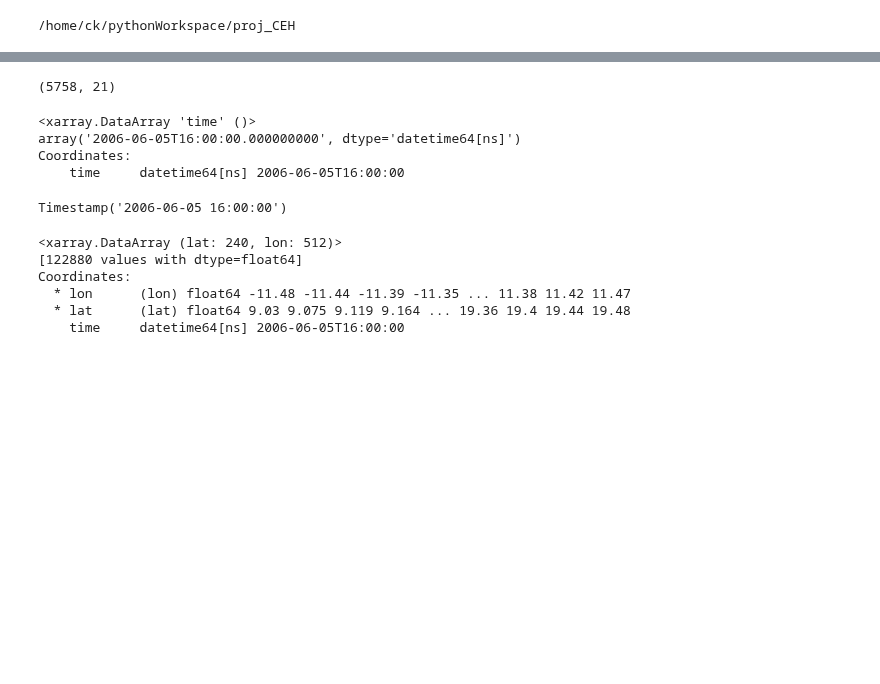
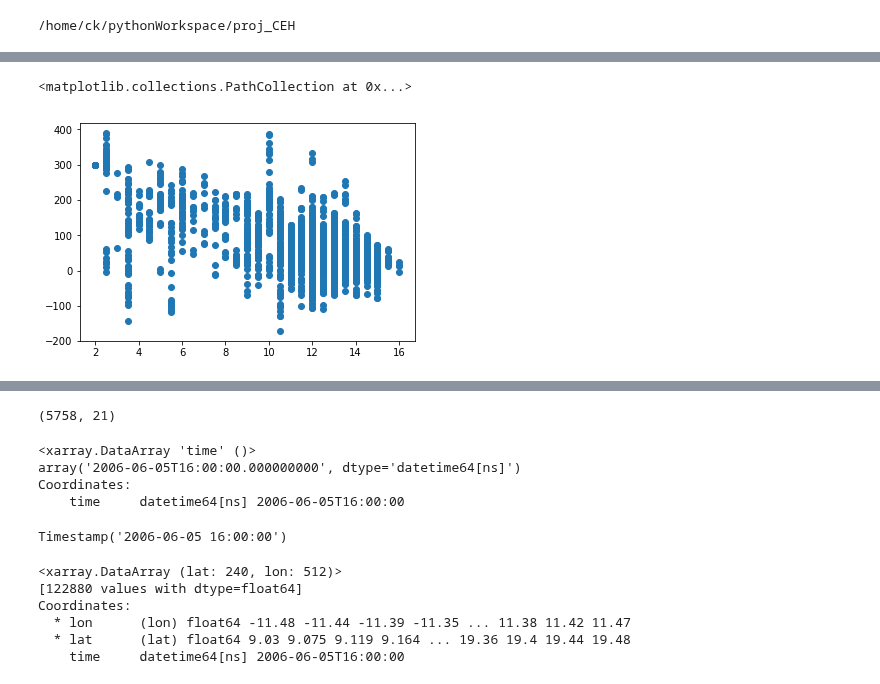
Before and after one commit to cornkle/proj_CEH, a Jupyter notebook: notebooks/AMMA_filterCore_LSTA_AMSRE_coreNumbers.ipynb, the cells around one changed output, grey strips where cells are left out. Drawn from its saved outputs; the diff is of its cells as text; code cells hidden in the pictures; blank space fills up the shorter version.

```diff
--- a/notebooks/AMMA_filterCore_LSTA_AMSRE_coreNumbers.ipynb
+++ b/notebooks/AMMA_filterCore_LSTA_AMSRE_coreNumbers.ipynb
@@ -59,0 +164,5 @@ msgopen[(np.isfinite(msgopen['LSTA_flag']))].shape
+# %%
+plt.scatter((msgopen['initTime'])[isok], (msgopen['xdiff'])[isok])
+# %% [output]
+<matplotlib.collections.PathCollection at 0x...>
+[figure, added]
```
Also changed, not shown: parts of 46 cells of this notebook, 22 other files.
